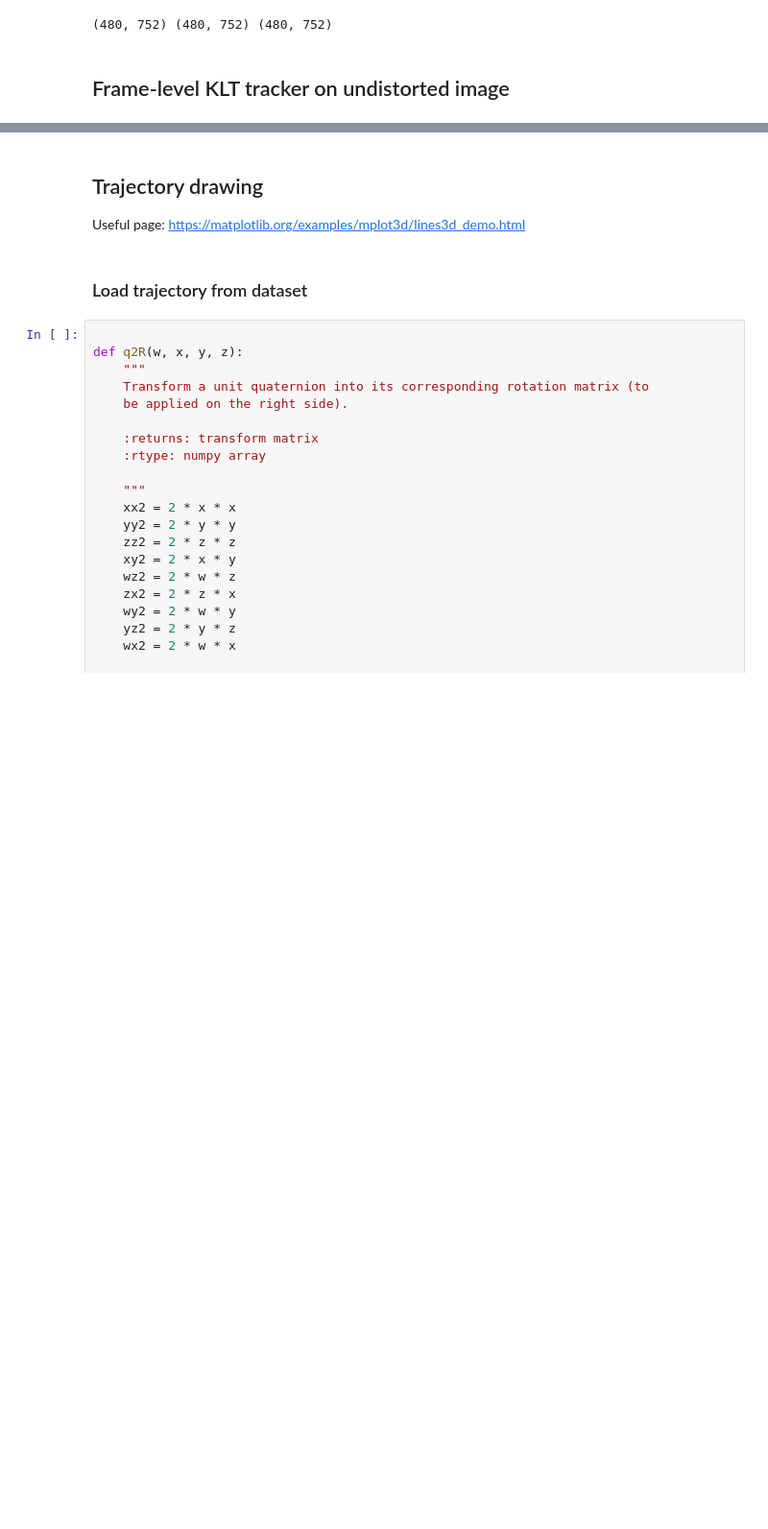
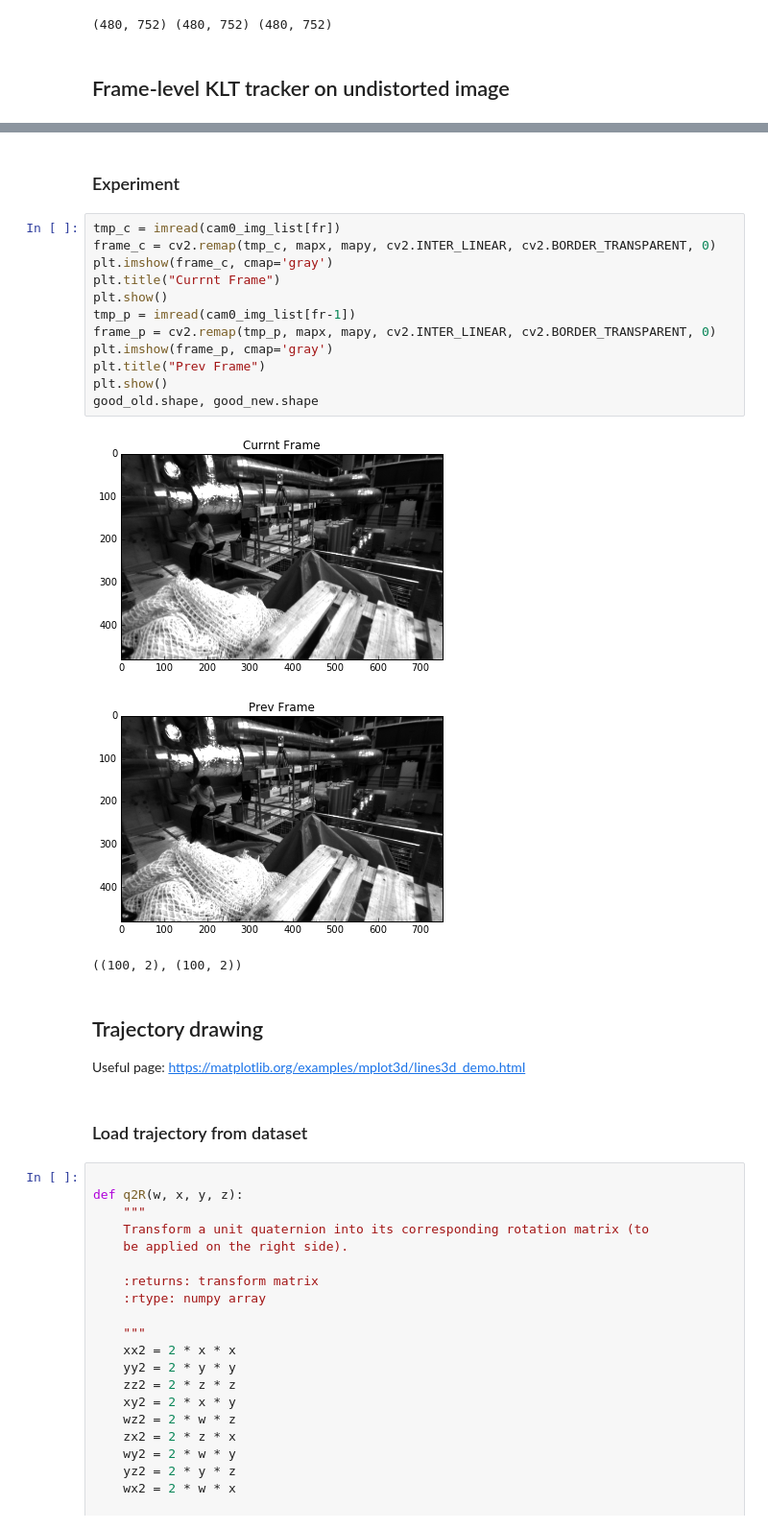
Before and after one commit to jinchenglee/EuRoC_MAV_dataset_tools, a Jupyter notebook: KLT_on_EuRoc_MAV_dataset.ipynb, the cells around one changed output, grey strips where cells are left out. Shown at 96% size. Saved outputs shown, nothing was run; the diff lists cells and outputs as text; blank space fills up the shorter version.

```diff
--- a/KLT_on_EuRoc_MAV_dataset.ipynb
+++ b/KLT_on_EuRoc_MAV_dataset.ipynb
@@ -478,3 +642,21 @@ plt.show()
+# %% [markdown]
+### Experiment
+# %%
+tmp_c = imread(cam0_img_list[fr])
+frame_c = cv2.remap(tmp_c, mapx, mapy, cv2.INTER_LINEAR, cv2.BORDER_TRANSPARENT, 0)
+plt.imshow(frame_c, cmap='gray')
+plt.title("Currnt Frame")
+plt.show()
+tmp_p = imread(cam0_img_list[fr-1])
+frame_p = cv2.remap(tmp_p, mapx, mapy, cv2.INTER_LINEAR, cv2.BORDER_TRANSPARENT, 0)
+plt.imshow(frame_p, cmap='gray')
+plt.title("Prev Frame")
+plt.show()
+good_old.shape, good_new.shape
+# %% [output]
+[figure, added]
+[figure, added]
+((100, 2), (100, 2))
 # %% [markdown]
 ## Trajectory drawing
 
```
Also changed, not shown: parts of 9 cells of this notebook.
